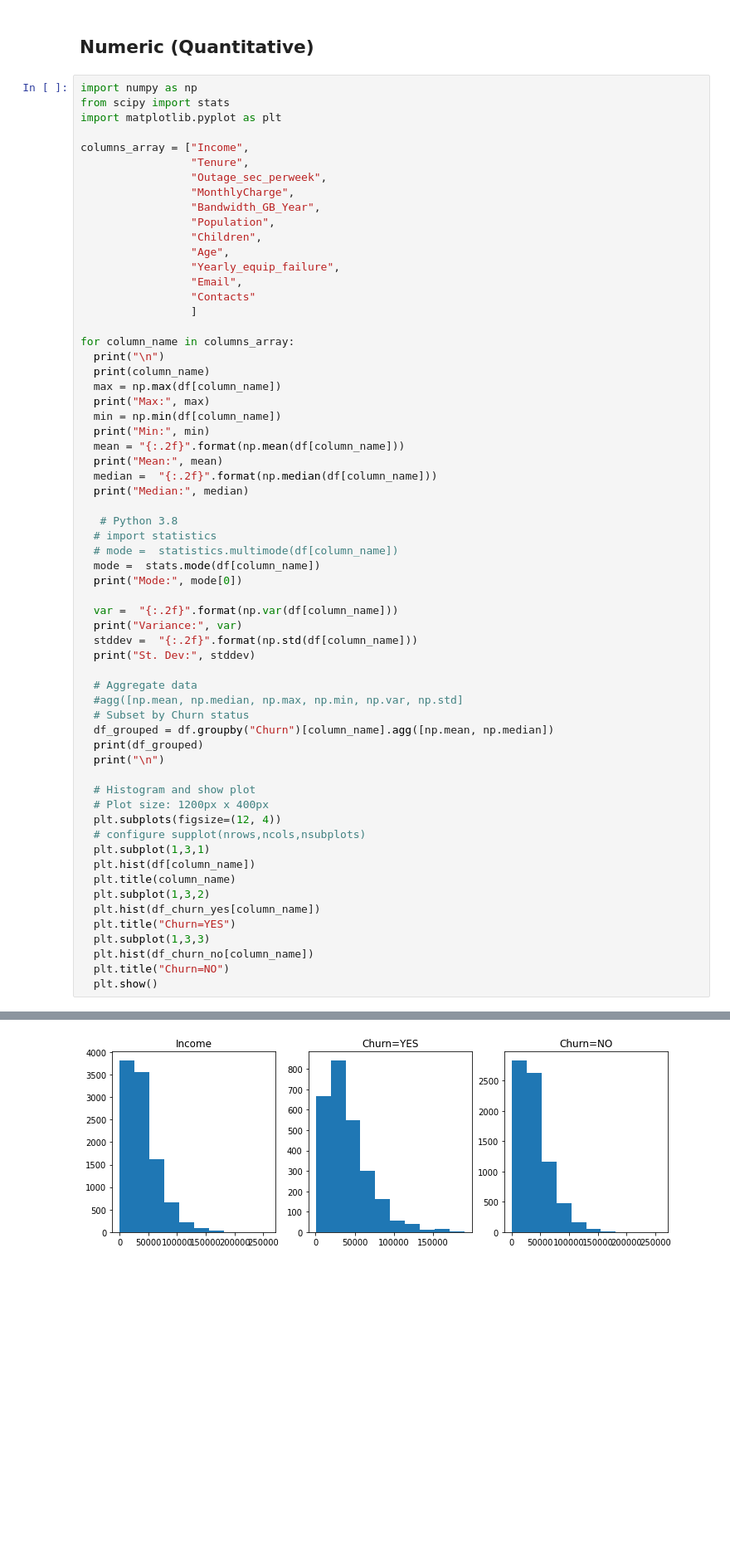
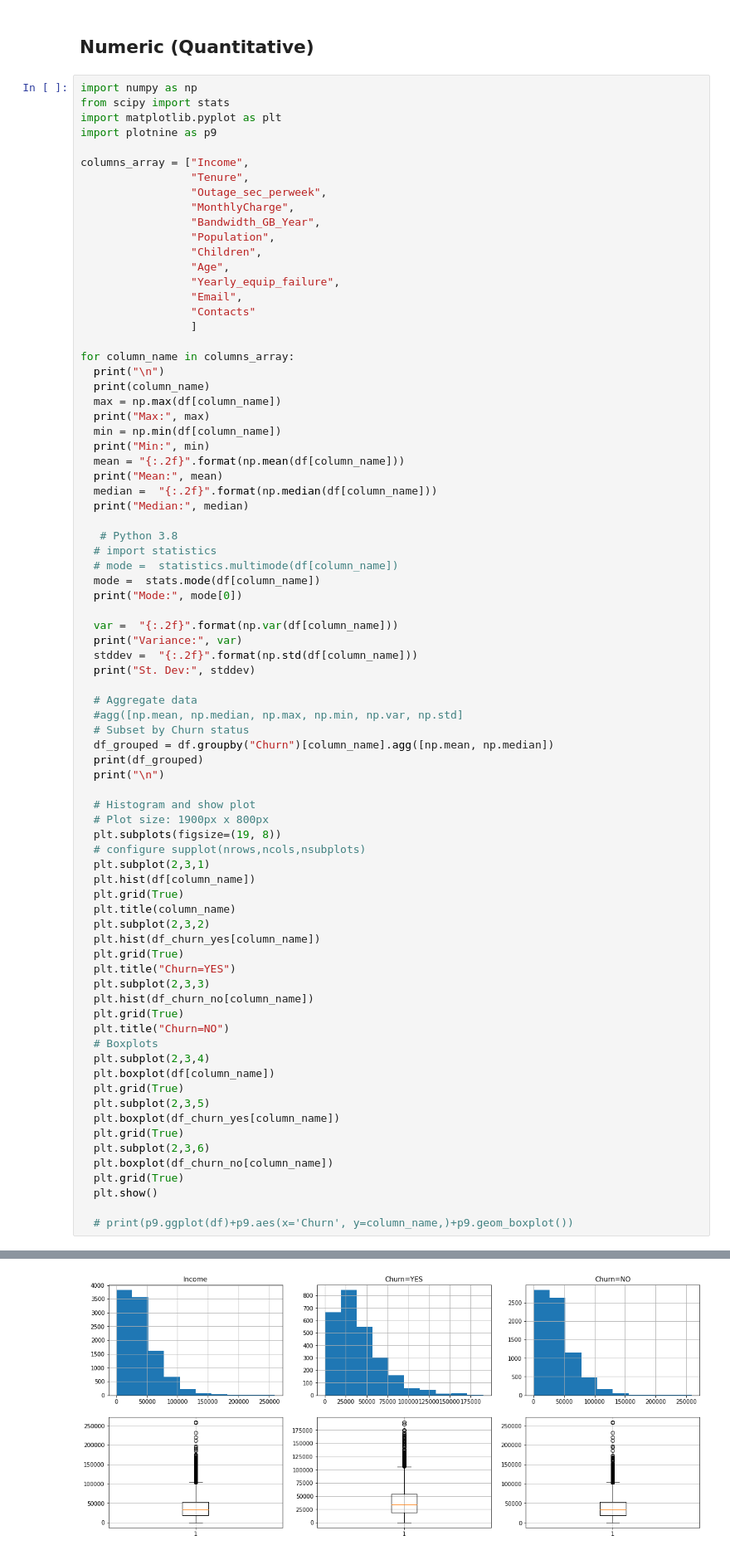
Before and after one commit to dayanaviana/WGU, a Jupyter notebook: 207-Project/1_SummaryStatistics_QuantitativeData.ipynb, the cells around one changed output, grey strips where cells are left out. Shown at 83% size. Drawn from its saved outputs; the diff is of its cells as text; blank space fills up the shorter version.

Commit message:
add boxplots

```diff
--- a/207-Project/1_SummaryStatistics_QuantitativeData.ipynb
+++ b/207-Project/1_SummaryStatistics_QuantitativeData.ipynb
@@ -18,6 +17,7 @@ Describe and summarize data
 import numpy as np
 from scipy import stats
 import matplotlib.pyplot as plt
+import plotnine as p9
 
 columns_array = ["Income",
                  "Tenure",
@@ -57,39 +57,54 @@ for column_name in columns_array:
 
   # Aggregate data
   #agg([np.mean, np.median, np.max, np.min, np.var, np.std]
   # Subset by Churn status
   df_grouped = df.groupby("Churn")[column_name].agg([np.mean, np.median])
   print(df_grouped)
   print("\n")
 
   # Histogram and show plot
-  # Plot size: 1200px x 400px
-  plt.subplots(figsize=(12, 4))
+  # Plot size: 1900px x 800px
+  plt.subplots(figsize=(19, 8))
   # configure supplot(nrows,ncols,nsubplots)
-  plt.subplot(1,3,1)
+  plt.subplot(2,3,1)
   plt.hist(df[column_name])
+  plt.grid(True)
   plt.title(column_name)
-  plt.subplot(1,3,2)
+  plt.subplot(2,3,2)
   plt.hist(df_churn_yes[column_name])
+  plt.grid(True)
   plt.title("Churn=YES")
-  plt.subplot(1,3,3)
+  plt.subplot(2,3,3)
   plt.hist(df_churn_no[column_name])
+  plt.grid(True)
   plt.title("Churn=NO")
+  # Boxplots
+  plt.subplot(2,3,4)
+  plt.boxplot(df[column_name])
+  plt.grid(True)
+  plt.subplot(2,3,5)
+  plt.boxplot(df_churn_yes[column_name])
+  plt.grid(True)
+  plt.subplot(2,3,6)
+  plt.boxplot(df_churn_no[column_name])
+  plt.grid(True)
   plt.show()
+
+  # print(p9.ggplot(df)+p9.aes(x='Churn', y=column_name,)+p9.geom_boxplot())
 # %% [output]
 Income
 Max: 258900.7
 Min: 348.67
 Mean: 39806.93
 Median: 33170.60
 Mode: [10530.09]
 Variance: 795155778.45
 St. Dev: 28198.51
                mean     median
 Churn
 No     39706.395664  33020.445
 Yes    40085.758332  33609.940
-[figure, old version]
+[figure, new version]
 Tenure
 Max: 71.99928
 Min: 1.00025934
```
Also changed, not shown: parts of 2 cells of this notebook.
